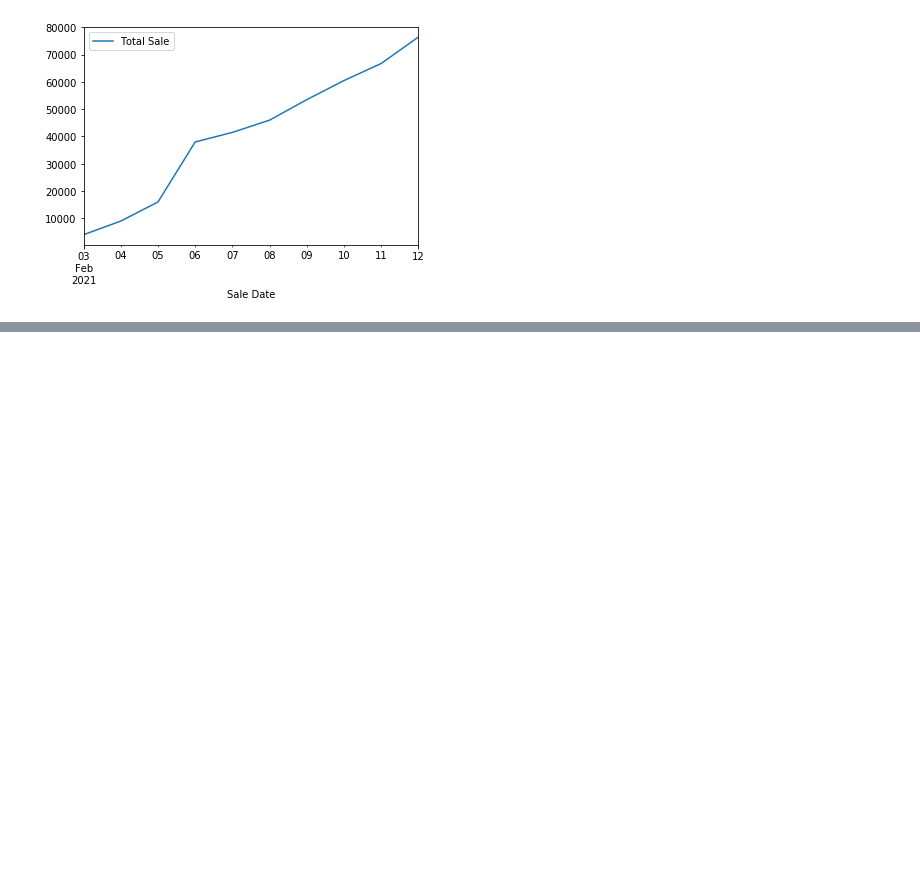
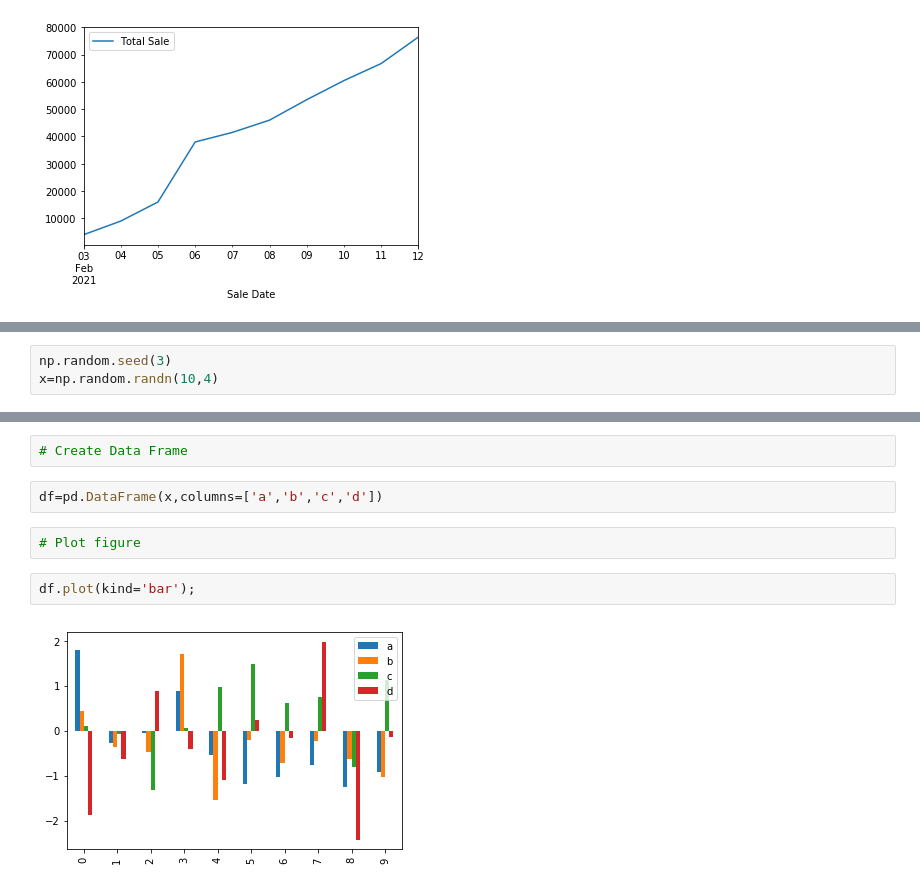
Before and after one commit to aryatomarAI/Machine-learning-and-data-science, a Jupyter notebook: Matplotlib/Introduction-to-matplotlib.ipynb, the cells around one changed output, grey strips where cells are left out. Saved outputs shown, nothing was run; the diff lists cells and outputs as text; blank space fills up the shorter version.

```diff
--- a/Matplotlib/Introduction-to-matplotlib.ipynb
+++ b/Matplotlib/Introduction-to-matplotlib.ipynb
@@ -287,0 +290,3 @@ car_sales.plot(x='Odometer (KM)',y="Price",kind="scatter");
+# %%
+np.random.seed(3)
+x=np.random.randn(10,4)
@@ -287,0 +306,10 @@ car_sales.plot(x='Odometer (KM)',y="Price",kind="scatter");
+# %%
+# Create Data Frame
+# %%
+df=pd.DataFrame(x,columns=['a','b','c','d'])
+# %%
+# Plot figure
+# %%
+df.plot(kind='bar');
+# %% [output]
+[figure, added]
```
Also changed, not shown: parts of 12 cells of this notebook.
